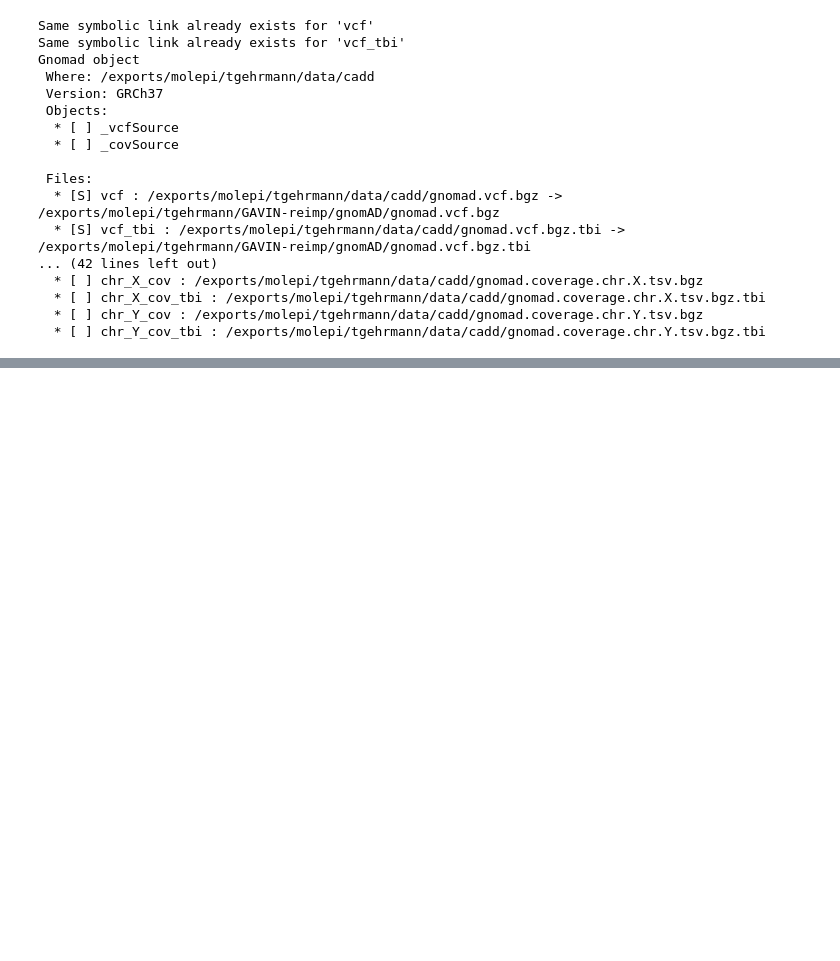
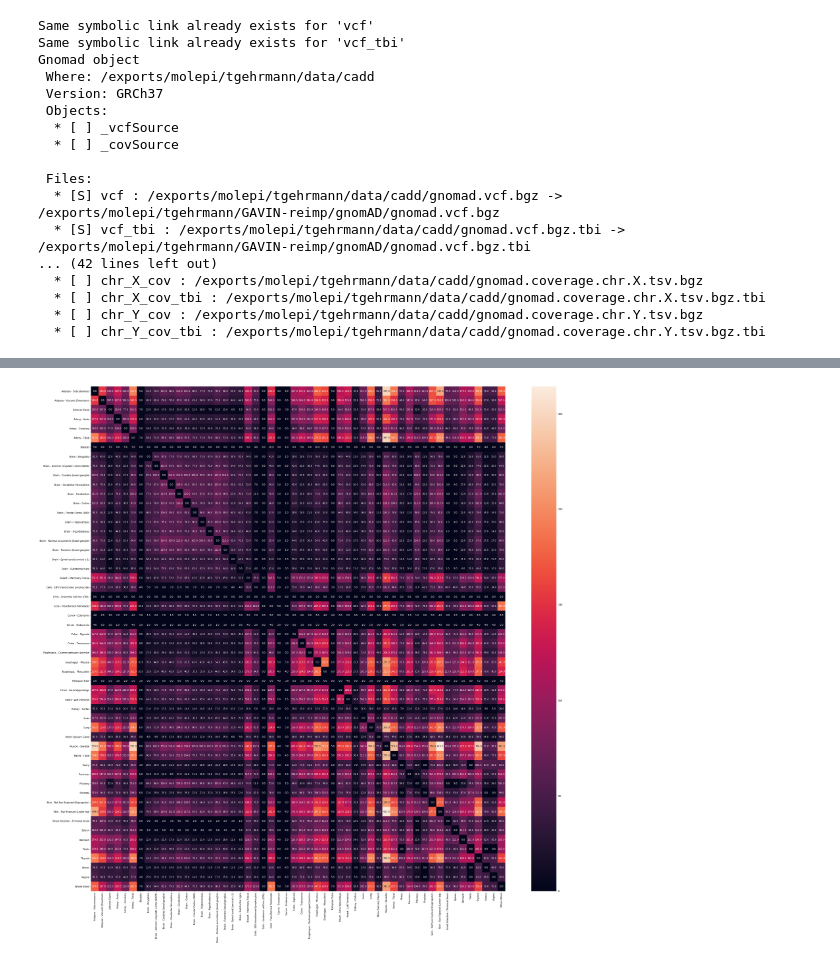
Before and after one commit to thiesgehrmann/BIU, a Jupyter notebook: example.ipynb, the cells around one changed output, grey strips where cells are left out. Saved outputs shown, nothing was run; the diff lists cells and outputs as text; code cells hidden in the pictures; blank space fills up the shorter version.

```diff
--- a/example.ipynb
+++ b/example.ipynb
@@ -195,0 +223,5 @@ nbars = plt.bar([1,2,3,4], alts.values(), tick_label=list(alts.keys()))
+# %%
+gtex = biu.db.GTeX(version="v7",
+                   where="/exports/molepi/tgehrmann/data/gtex",
+                   localCopy={"s_attr" : "/home/tgehrmann/data/gtexsAttr.tsv" })
+print(gtex)
@@ -195,0 +267,37 @@ nbars = plt.bar([1,2,3,4], alts.values(), tick_label=list(alts.keys()))
+# %%
+pTissues = {}
+for i, row in gtex._sAttrSource.iterrows():
+    if row["SMAFRZE"] != "RNASEQ":
+        continue
+    #fi
+    personID = row["SAMPID"].split('-')[1]
+    sampleType = row["SMTSD"]
+    if personID not in pTissues:
+        pTissues[personID] = []
+    pTissues[personID].append(sampleType)
+
+indivTissues = sorted(list(set(gtex._sAttrSource["SMTSD"])))
+pairwiseTissueCounts = {}
+for personID in pTissues:
+    tissues = list(set(pTissues[personID]))
+    for i, samplei in enumerate(tissues[:-1]):
+        for j, samplej in enumerate(tissues[i+1:]):
+            key = (samplei, samplej)
+            if key not in pairwiseTissueCounts:
+                pairwiseTissueCounts[key] = 0
+            pairwiseTissueCounts[(samplei, samplej)] += 1
+
+indivTissuesMap = { t: i for (i,t) in enumerate(list(indivTissues)) }
+
+C = np.zeros([len(indivTissues), len(indivTissues)])
+for (t1,t2) in pairwiseTissueCounts:
+    C[indivTissuesMap[t1], indivTissuesMap[t2]] = int(pairwiseTissueCounts.get((t1,t2),0) +
+                                                  pairwiseTissueCounts.get((t2,t1),0))
+    C[indivTissuesMap[t2], indivTissuesMap[t1]] = int(pairwiseTissueCounts.get((t1,t2),0) +
+                                                  pairwiseTissueCounts.get((t2,t1),0))
+# %%
+fig, ax = plt.subplots(figsize=(40,40))
+sns.heatmap(C, ax = ax, xticklabels=indivTissues, yticklabels=indivTissues, annot=True, fmt='.1f')
+plt.show()
+# %% [output]
+[figure, added]
```
Also changed, not shown: parts of 10 cells of this notebook, 5 other files.
